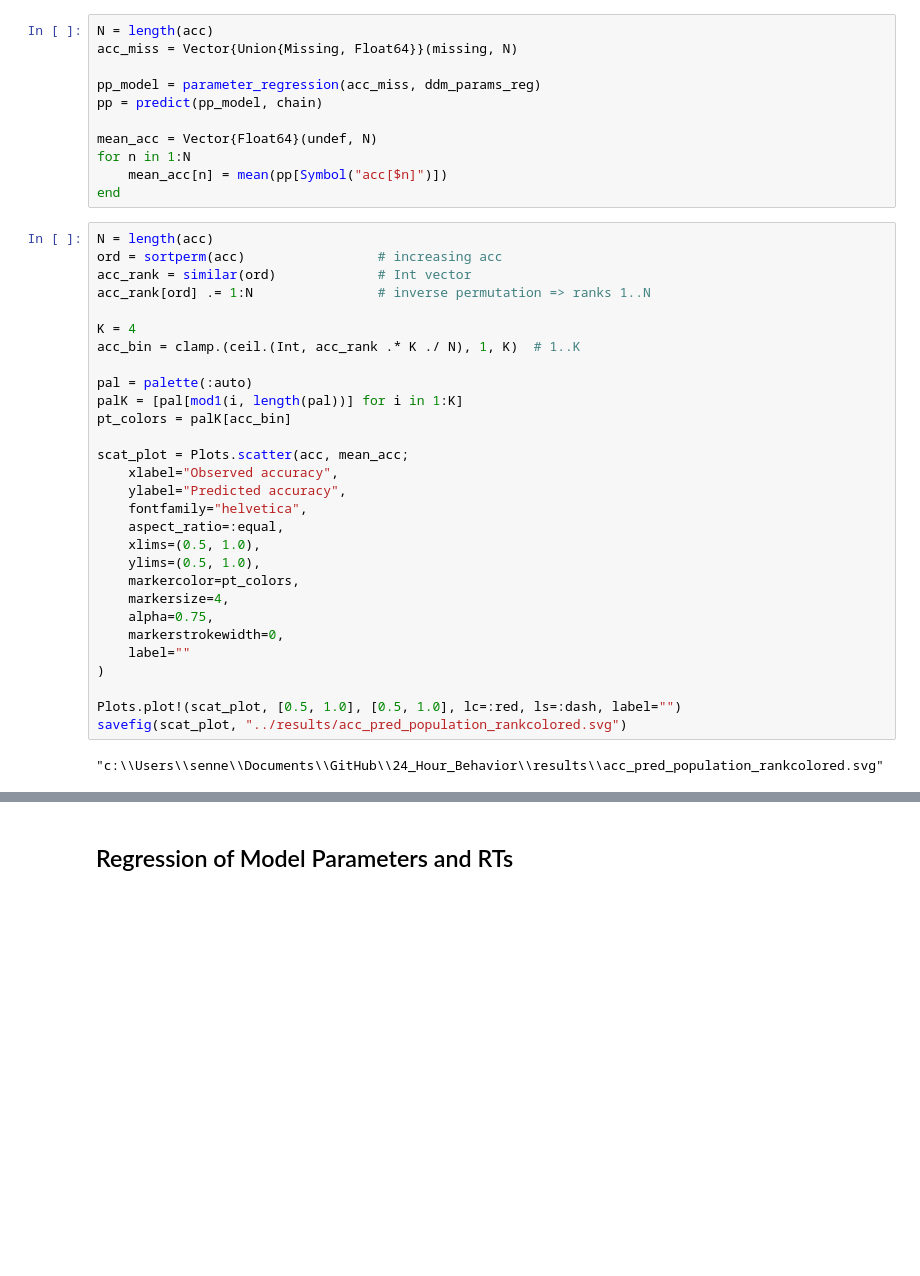
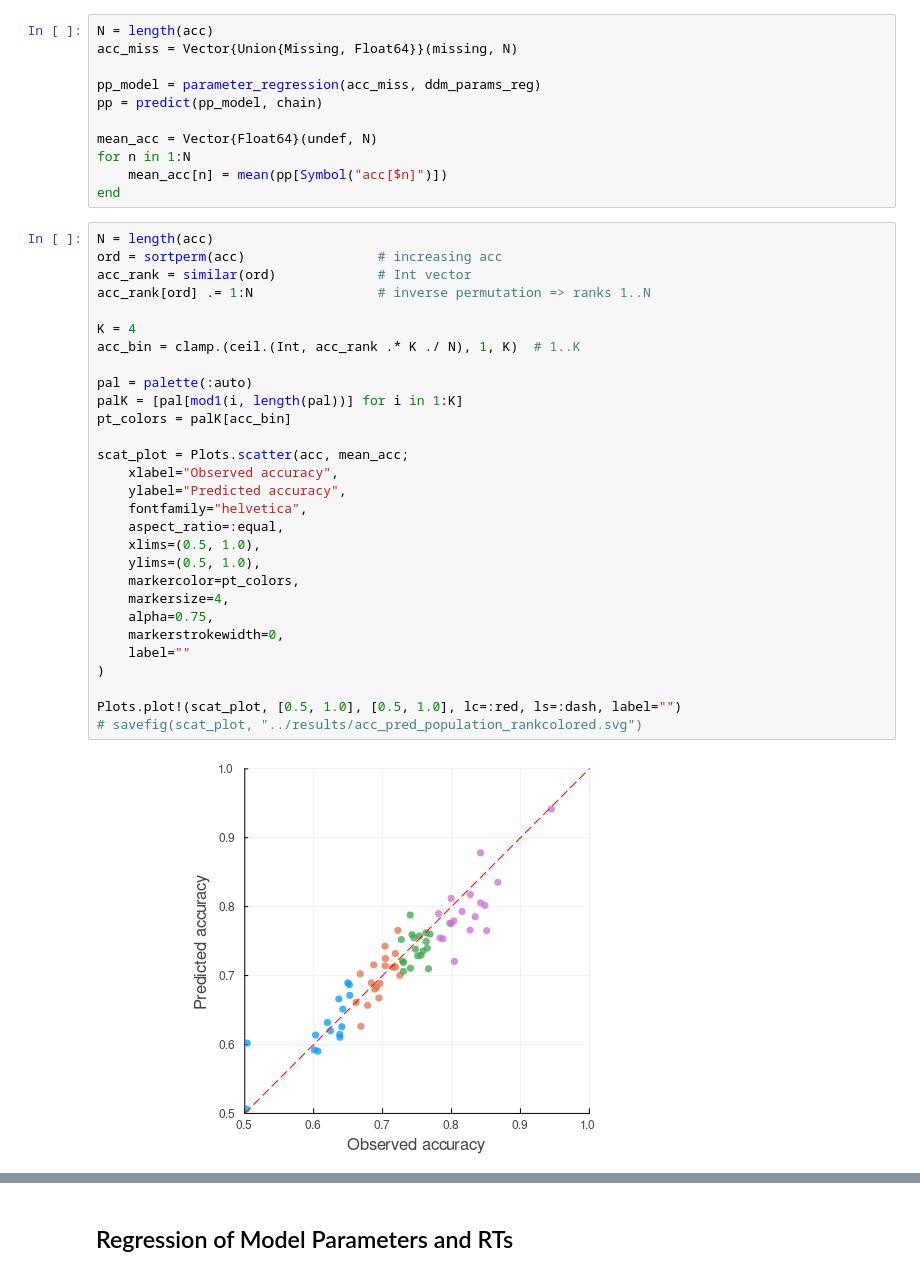
Before and after one commit to depasquale-lab/24_Hour_Behavior, a Jupyter notebook: notebooks/PopulationDDMHMM.ipynb, the cells around one changed output, grey strips where cells are left out. Drawn from its saved outputs; the diff is of its cells as text; blank space fills up the shorter version.

```diff
--- a/notebooks/PopulationDDMHMM.ipynb
+++ b/notebooks/PopulationDDMHMM.ipynb
@@ -421,34 +397,34 @@ end
 # %%
 N = length(acc)
 ord = sortperm(acc)                 # increasing acc
 acc_rank = similar(ord)             # Int vector
 acc_rank[ord] .= 1:N                # inverse permutation => ranks 1..N
 
 K = 4
 acc_bin = clamp.(ceil.(Int, acc_rank .* K ./ N), 1, K)  # 1..K
 
 pal = palette(:auto)
 palK = [pal[mod1(i, length(pal))] for i in 1:K]
 pt_colors = palK[acc_bin]
 
 scat_plot = Plots.scatter(acc, mean_acc;
     xlabel="Observed accuracy",
     ylabel="Predicted accuracy",
     fontfamily="helvetica",
     aspect_ratio=:equal,
     xlims=(0.5, 1.0),
     ylims=(0.5, 1.0),
     markercolor=pt_colors,
     markersize=4,
     alpha=0.75,
     markerstrokewidth=0,
     label=""
 )
 
 Plots.plot!(scat_plot, [0.5, 1.0], [0.5, 1.0], lc=:red, ls=:dash, label="")
-savefig(scat_plot, "../results/acc_pred_population_rankcolored.svg")
+# savefig(scat_plot, "../results/acc_pred_population_rankcolored.svg")
 # %% [output]
-"c:\\Users\\senne\\Documents\\GitHub\\24_Hour_Behavior\\results\\acc_pred_population_rankcolored.svg"
+[figure, added]
 # %%
 β_raw = Matrix{Float64}(undef, 5000, 5)  # 4 params + intercept
 for i in 1:5
```
Also changed, not shown: parts of 27 cells of this notebook, 19 other files.
